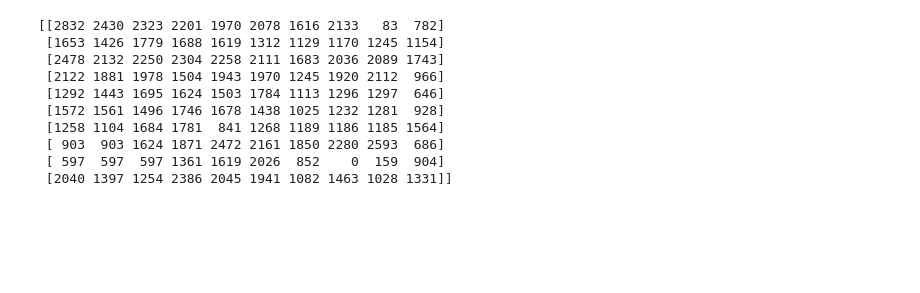
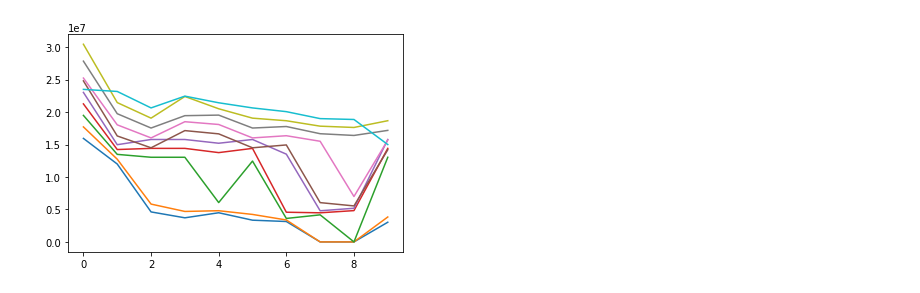
Before and after one commit to twzhangyang/python-for-data-science-path, a Jupyter notebook: src/03-matrix/basketball.ipynb, the cells around one changed output. Cells and saved outputs as stored; diff of their text form; code cells hidden in the pictures; blank space fills up the shorter version.

Commit message:
plot matrix

```diff
--- a/src/03-matrix/basketball.ipynb
+++ b/src/03-matrix/basketball.ipynb
@@ -139,16 +139,3 @@ DerrickRose_PTS = [597,597,597,1361,1619,2026,852,0,159,904]
 DwayneWade_PTS = [2040,1397,1254,2386,2045,1941,1082,1463,1028,1331]
 #Matrix
 Points = np.array([KobeBryant_PTS, JoeJohnson_PTS, LeBronJames_PTS, CarmeloAnthony_PTS, DwightHoward_PTS, ChrisBosh_PTS, ChrisPaul_PTS, KevinDurant_PTS, DerrickRose_PTS, DwayneWade_PTS])
-# %%
-print(Points)
-# %% [output]
-[[2832 2430 2323 2201 1970 2078 1616 2133   83  782]
- [1653 1426 1779 1688 1619 1312 1129 1170 1245 1154]
- [2478 2132 2250 2304 2258 2111 1683 2036 2089 1743]
- [2122 1881 1978 1504 1943 1970 1245 1920 2112  966]
- [1292 1443 1695 1624 1503 1784 1113 1296 1297  646]
- [1572 1561 1496 1746 1678 1438 1025 1232 1281  928]
- [1258 1104 1684 1781  841 1268 1189 1186 1185 1564]
- [ 903  903 1624 1871 2472 2161 1850 2280 2593  686]
- [ 597  597  597 1361 1619 2026  852    0  159  904]
- [2040 1397 1254 2386 2045 1941 1082 1463 1028 1331]]
@@ -154,0 +145,5 @@ print(Points)
+# %%
+plt.plot(Salary)
+plt.show()
+# %% [output]
+[figure, added]
```
Also changed, not shown: parts of 2 cells of this notebook, 2 other files.
